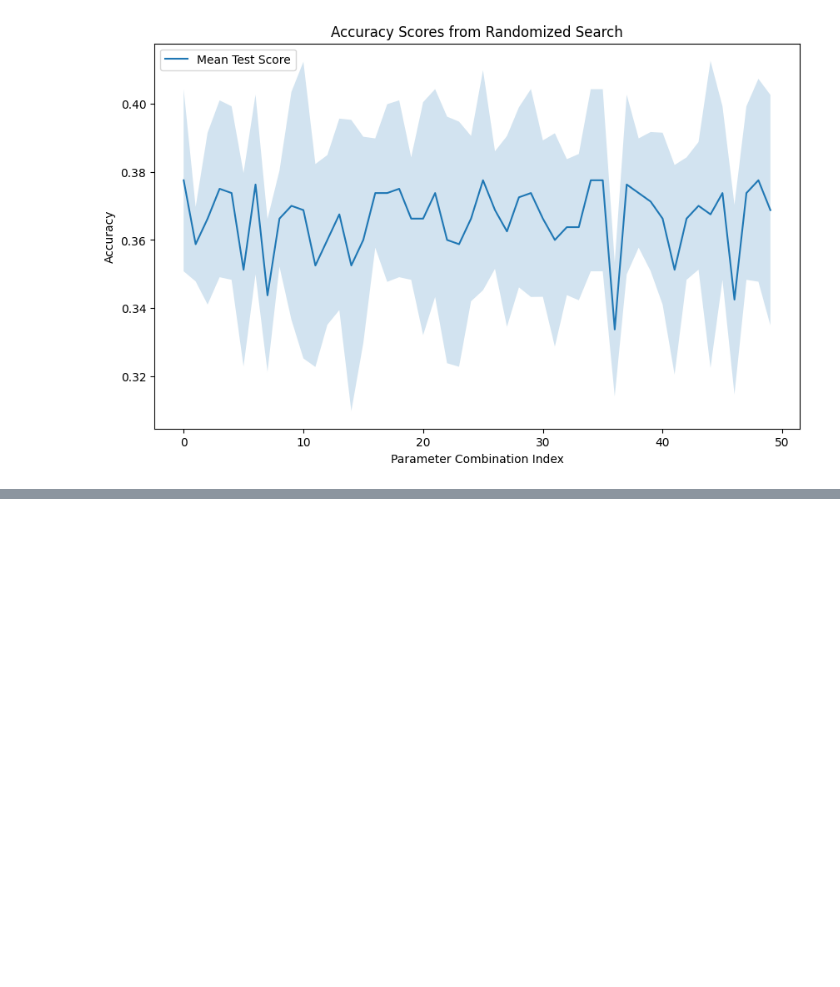
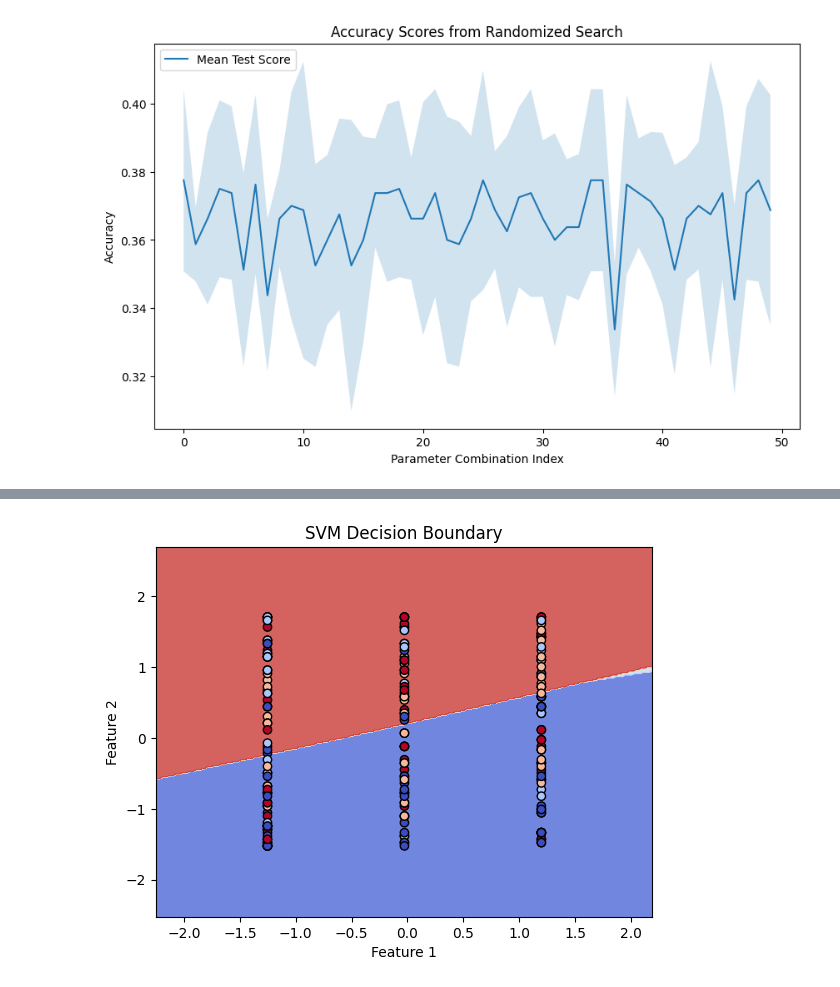
Before and after one commit to AdrianoF03/Projekt-Big-Data-Analytics, a Jupyter notebook: telefonkunden.ipynb, the cells around one changed output, grey strips where cells are left out. Saved outputs shown, nothing was run; the diff lists cells and outputs as text; code cells hidden in the pictures; blank space fills up the shorter version.

```diff
--- a/telefonkunden.ipynb
+++ b/telefonkunden.ipynb
@@ -891,0 +1031,75 @@ Genauigkeit: 0.41
+# %%
+from sklearn.model_selection import train_test_split, GridSearchCV
+from sklearn.svm import SVC
+from sklearn.metrics import classification_report, accuracy_score
+from sklearn.preprocessing import StandardScaler
+import pandas as pd
+import numpy as np
+import matplotlib.pyplot as plt
+
+# Load the dataset
+telefonkunden = pd.read_csv('telefonkunden.csv')
+
+# Define the selected features with actual column names
+selected_features = ['region', 'tenure', 'age', 'income', 'ed', 'employ', 'reside']
+
+# Datenaufteilung in Features (X) und Zielvariable (y)
+X = telefonkunden[selected_features]
+Y = telefonkunden['custcat']
+
+# Feature Scaling
+scaler = StandardScaler()
+X_scaled = scaler.fit_transform(X)
+
+# Datenaufteilung in Trainings- und Testdaten
+X_train, X_test, y_train, y_test = train_test_split(X_scaled, Y, test_size=0.2, random_state=1, stratify=Y)
+
+# Hyperparameter-Tuning für den SVM
+param_grid = {
+    'C': [0.1, 1, 10, 100],
+    'gamma': [1, 0.1, 0.01, 0.001],
+    'kernel': ['rbf', 'linear']
+}
+
+grid_search = GridSearchCV(SVC(random_state=1), param_grid, cv=5, scoring='accuracy')
+grid_search.fit(X_train, y_train)
+
+# Bestes Modell auswählen
+best_svm = grid_search.best_estimator_
+
+# Vorhersagen machen
+y_pred = best_svm.predict(X_test)
+
+# Modellbewertung
+print("Klassifikationsbericht:")
+print(classification_report(y_test, y_pred))
+print("Genauigkeit:", accuracy_score(y_test, y_pred))
+
+# Visualize the decision boundary (only works if we reduce to 2 features)
+def plot_decision_boundary(X, y, model):
+    h = .02  # step size in the mesh
+    x_min, x_max = X[:, 0].min() - 1, X[:, 0].max() + 1
+    y_min, y_max = X[:, 1].min() - 1, X[:, 1].max() + 1
+    xx, yy = np.meshgrid(np.arange(x_min, x_max, h),
+                         np.arange(y_min, y_max, h))
+    Z = model.predict(np.c_[xx.ravel(), yy.ravel()])
+    Z = Z.reshape(xx.shape)
+    plt.contourf(xx, yy, Z, alpha=0.8, cmap=plt.cm.coolwarm)
+    plt.scatter(X[:, 0], X[:, 1], c=y, edgecolors='k', cmap=plt.cm.coolwarm)
+    plt.xlabel('Feature 1')
+    plt.ylabel('Feature 2')
+    plt.title('SVM Decision Boundary')
+    plt.show()
+
+# Reduce to 2 features for visualization
+X_reduced = X_scaled[:, :2]
+X_train_reduced, X_test_reduced, y_train_reduced, y_test_reduced = train_test_split(X_reduced, Y, test_size=0.2, random_state=1, stratify=Y)
+
+# Train the SVM on reduced features
+grid_search_reduced = GridSearchCV(SVC(random_state=1), param_grid, cv=5, scoring='accuracy')
+grid_search_reduced.fit(X_train_reduced, y_train_reduced)
+best_svm_reduced = grid_search_reduced.best_estimator_
+
+# Plot the decision boundary
+plot_decision_boundary(X_test_reduced, y_test_reduced, best_svm_reduced)
+# %% [output]
@@ -891,0 +1119 @@ Genauigkeit: 0.41
+[figure, added]
```
Also changed, not shown: parts of 3 cells of this notebook.
